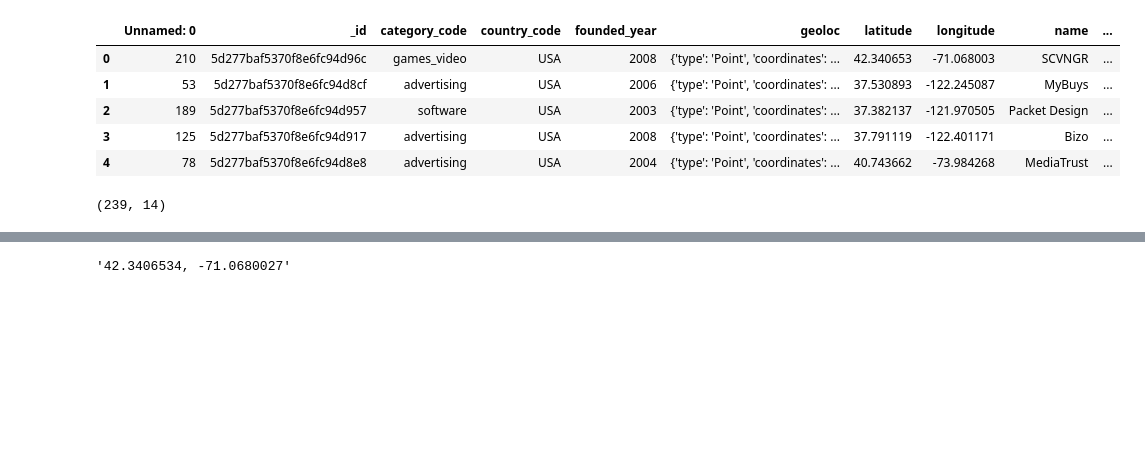
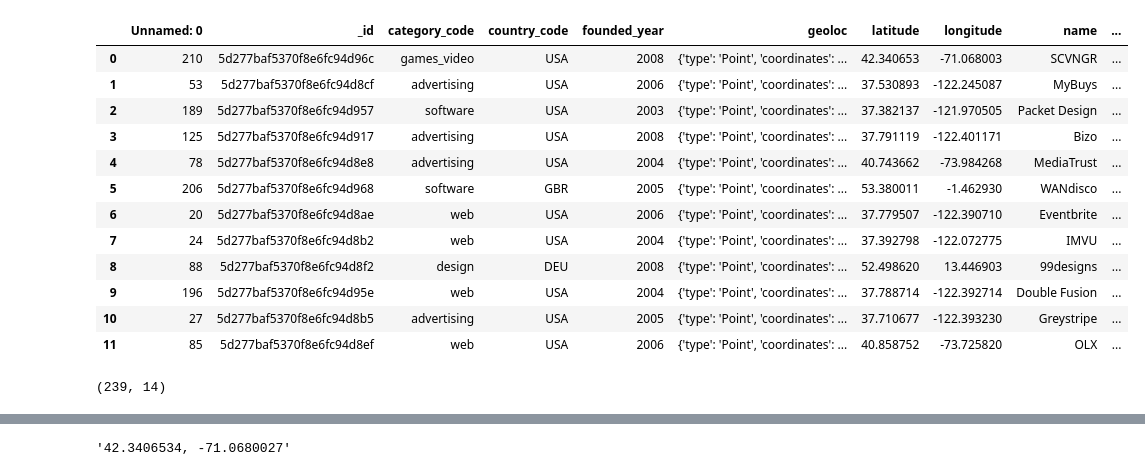
Before and after one commit to fserrey/visualizing-real-world-data, a Jupyter notebook: Api calls.ipynb, the cells around one changed output, grey strips where cells are left out. Cells and saved outputs as stored; diff of their text form; code cells hidden in the pictures; blank space fills up the shorter version.

```diff
--- a/Api calls.ipynb
+++ b/Api calls.ipynb
@@ -7,12 +8,19 @@ import pandas as pd
 # %%
-df = pd.read_csv("for_api_1500.csv")
-display(df.head())
+df_1500 = pd.read_csv("for_api_1500.csv")
+display(df.head(12))
 print(df.shape)
 # %% [output]
 |  | Unnamed: 0 | _id | category_code | country_code | founded_year | geoloc | latitude | longitude | name | ... |
 | 0 | 210 | 5d277baf5370f8e6fc94d96c | games_video | USA | 2008 | {'type': 'Point', 'coordinates': ... | 42.340653 | -71.068003 | SCVNGR | ... |
 | 1 | 53 | 5d277baf5370f8e6fc94d8cf | advertising | USA | 2006 | {'type': 'Point', 'coordinates': ... | 37.530893 | -122.245087 | MyBuys | ... |
 | 2 | 189 | 5d277baf5370f8e6fc94d957 | software | USA | 2003 | {'type': 'Point', 'coordinates': ... | 37.382137 | -121.970505 | Packet Design | ... |
 | 3 | 125 | 5d277baf5370f8e6fc94d917 | advertising | USA | 2008 | {'type': 'Point', 'coordinates': ... | 37.791119 | -122.401171 | Bizo | ... |
 | 4 | 78 | 5d277baf5370f8e6fc94d8e8 | advertising | USA | 2004 | {'type': 'Point', 'coordinates': ... | 40.743662 | -73.984268 | MediaTrust | ... |
+| 5 | 206 | 5d277baf5370f8e6fc94d968 | software | GBR | 2005 | {'type': 'Point', 'coordinates': ... | 53.380011 | -1.462930 | WANdisco | ... |
+| 6 | 20 | 5d277baf5370f8e6fc94d8ae | web | USA | 2006 | {'type': 'Point', 'coordinates': ... | 37.779507 | -122.390710 | Eventbrite | ... |
+| 7 | 24 | 5d277baf5370f8e6fc94d8b2 | web | USA | 2004 | {'type': 'Point', 'coordinates': ... | 37.392798 | -122.072775 | IMVU | ... |
+| 8 | 88 | 5d277baf5370f8e6fc94d8f2 | design | DEU | 2008 | {'type': 'Point', 'coordinates': ... | 52.498620 | 13.446903 | 99designs | ... |
+| 9 | 196 | 5d277baf5370f8e6fc94d95e | web | USA | 2004 | {'type': 'Point', 'coordinates': ... | 37.788714 | -122.392714 | Double Fusion | ... |
+| 10 | 27 | 5d277baf5370f8e6fc94d8b5 | advertising | USA | 2005 | {'type': 'Point', 'coordinates': ... | 37.710677 | -122.393230 | Greystripe | ... |
+| 11 | 85 | 5d277baf5370f8e6fc94d8ef | web | USA | 2006 | {'type': 'Point', 'coordinates': ... | 40.858752 | -73.725820 | OLX | ... |
 (239, 14)
```
Also changed, not shown: parts of 10 cells of this notebook, 4 other files.
